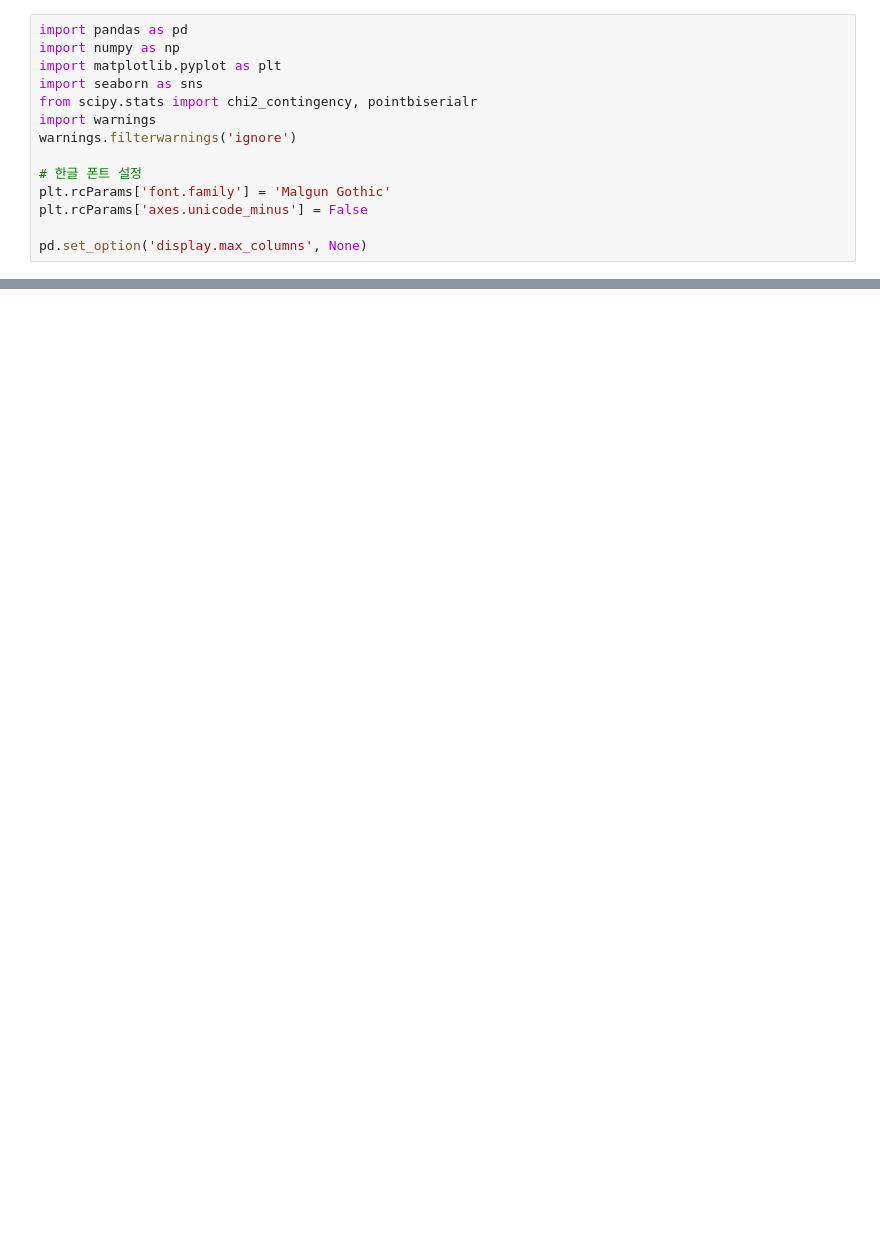
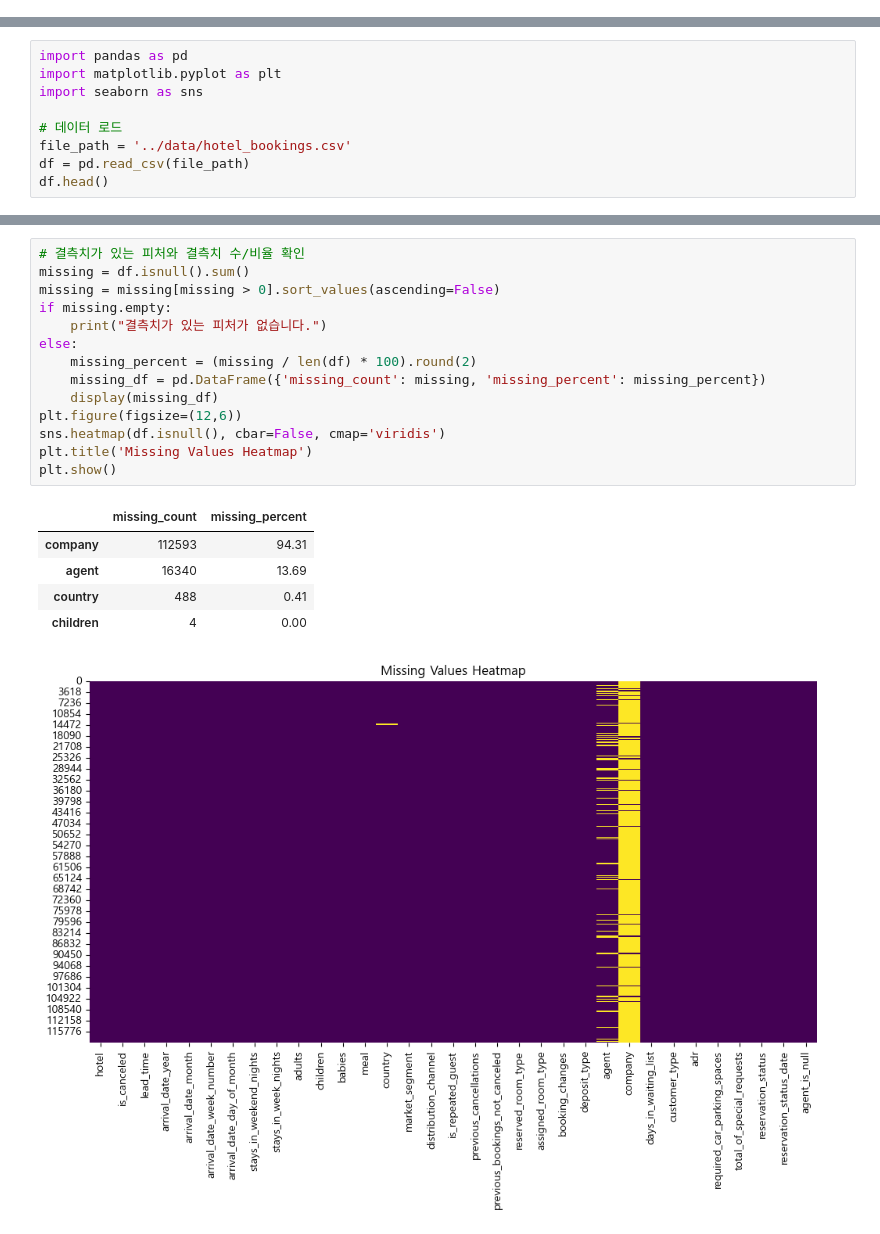
Before and after one commit to SKNETWORKS-FAMILY-AICAMP/SKN21-2nd-5Team, a Jupyter notebook: EDA/feature_importance.ipynb, the cells around one changed output, grey strips where cells are left out. Drawn from its saved outputs; the diff is of its cells as text; blank space fills up the shorter version.

```diff
--- a/EDA/feature_importance.ipynb
+++ b/EDA/feature_importance.ipynb
@@ -1,14 +0,0 @@
-# %%
-import pandas as pd
-import numpy as np
-import matplotlib.pyplot as plt
-import seaborn as sns
-from scipy.stats import chi2_contingency, pointbiserialr
-import warnings
-warnings.filterwarnings('ignore')
-
-# 한글 폰트 설정
-plt.rcParams['font.family'] = 'Malgun Gothic'
-plt.rcParams['axes.unicode_minus'] = False
-
-pd.set_option('display.max_columns', None)
@@ -385,0 +1,9 @@ print("="*60)
+# %%
+import pandas as pd
+import matplotlib.pyplot as plt
+import seaborn as sns
+
+# 데이터 로드
+file_path = '../data/hotel_bookings.csv'
+df = pd.read_csv(file_path)
+df.head()
@@ -385,0 +50,21 @@ print("="*60)
+# %%
+# 결측치가 있는 피처와 결측치 수/비율 확인
+missing = df.isnull().sum()
+missing = missing[missing > 0].sort_values(ascending=False)
+if missing.empty:
+    print("결측치가 있는 피처가 없습니다.")
+else:
+    missing_percent = (missing / len(df) * 100).round(2)
+    missing_df = pd.DataFrame({'missing_count': missing, 'missing_percent': missing_percent})
+    display(missing_df)
+plt.figure(figsize=(12,6))
+sns.heatmap(df.isnull(), cbar=False, cmap='viridis')
+plt.title('Missing Values Heatmap')
+plt.show()
+# %% [output]
+|  | missing_count | missing_percent |
+| company | 112593 | 94.31 |
+| agent | 16340 | 13.69 |
+| country | 488 | 0.41 |
+| children | 4 | 0.00 |
+[figure, added]
```
Also changed, not shown: parts of 21 cells of this notebook, 4 other files.
